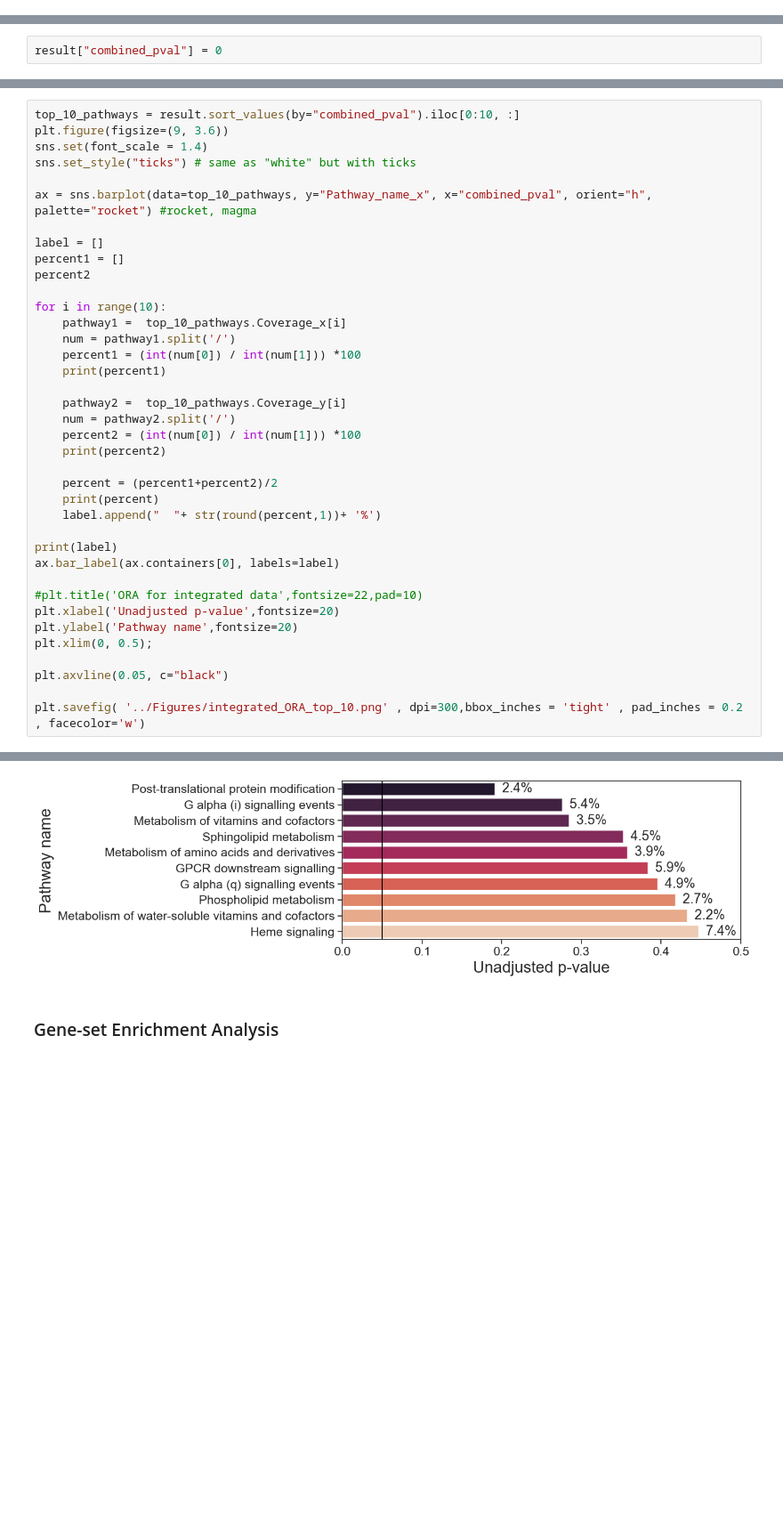
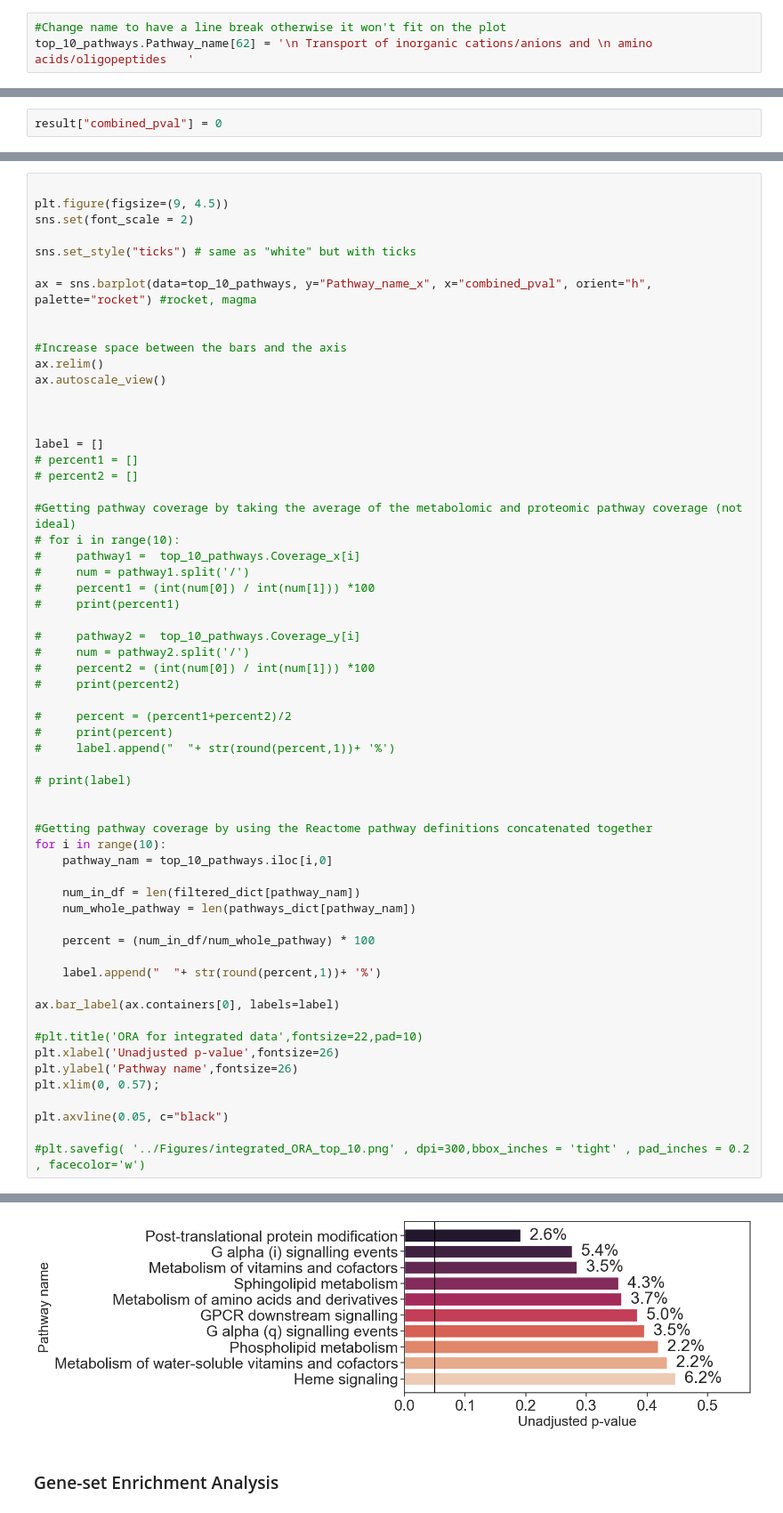
Before and after one commit to j-keung/multiomics-pathway-analysis, a Jupyter notebook: main_scripts/conventional_PA.ipynb, the cells around one changed output, grey strips where cells are left out. Shown at 89% size. Saved outputs shown, nothing was run; the diff lists cells and outputs as text; blank space fills up the shorter version.

Commit message:
change_font_size

```diff
--- a/main_scripts/conventional_PA.ipynb
+++ b/main_scripts/conventional_PA.ipynb
@@ -38 +77,4 @@ See the caveats in the documentation: https://pandas.pydata.org/pandas-docs/stab
+# %%
+#Change name to have a line break otherwise it won't fit on the plot
+top_10_pathways.Pathway_name[62] = '\n Transport of inorganic cations/anions and \n amino acids/oligopeptides   '
 # %%
@@ -238,39 +203,61 @@ result.Coverage_x[0]
 # %%
-top_10_pathways = result.sort_values(by="combined_pval").iloc[0:10, :]
-plt.figure(figsize=(9, 3.6))
-sns.set(font_scale = 1.4)
+
+plt.figure(figsize=(9, 4.5))
+sns.set(font_scale = 2)
+
 sns.set_style("ticks") # same as "white" but with ticks
 
 ax = sns.barplot(data=top_10_pathways, y="Pathway_name_x", x="combined_pval", orient="h", palette="rocket") #rocket, magma
 
+
+#Increase space between the bars and the axis
+ax.relim()
+ax.autoscale_view()
+
+
+
 label = []
-percent1 = []
-percent2
+# percent1 = []
+# percent2 = []
 
+#Getting pathway coverage by taking the average of the metabolomic and proteomic pathway coverage (not ideal)
+# for i in range(10):
+#     pathway1 =  top_10_pathways.Coverage_x[i]
+#     num = pathway1.split('/')
+#     percent1 = (int(num[0]) / int(num[1])) *100
+#     print(percent1)
+
+#     pathway2 =  top_10_pathways.Coverage_y[i]
+#     num = pathway2.split('/')
+#     percent2 = (int(num[0]) / int(num[1])) *100
+#     print(percent2)
+
+#     percent = (percent1+percent2)/2
+#     print(percent)
+#     label.append("  "+ str(round(percent,1))+ '%')
+
+# print(label)
+
+
+#Getting pathway coverage by using the Reactome pathway definitions concatenated together
 for i in range(10):
-    pathway1 =  top_10_pathways.Coverage_x[i]
-    num = pathway1.split('/')
-    percent1 = (int(num[0]) / int(num[1])) *100
-    print(percent1)
+    pathway_nam = top_10_pathways.iloc[i,0]
 
-    pathway2 =  top_10_pathways.Coverage_y[i]
-    num = pathway2.split('/')
-    percent2 = (int(num[0]) / int(num[1])) *100
-    print(percent2)
+    num_in_df = len(filtered_dict[pathway_nam])
+    num_whole_pathway = len(pathways_dict[pathway_nam])
 
-    percent = (percent1+percent2)/2
-    print(percent)
+    percent = (num_in_df/num_whole_pathway) * 100
+
     label.append("  "+ str(round(percent,1))+ '%')
 
-print(label)
 ax.bar_label(ax.containers[0], labels=label)
 
 #plt.title('ORA for integrated data',fontsize=22,pad=10)
-plt.xlabel('Unadjusted p-value',fontsize=20)
-plt.ylabel('Pathway name',fontsize=20)
-plt.xlim(0, 0.5);
+plt.xlabel('Unadjusted p-value',fontsize=26)
+plt.ylabel('Pathway name',fontsize=26)
+plt.xlim(0, 0.57);
 
 plt.axvline(0.05, c="black")
 
-plt.savefig( '../Figures/integrated_ORA_top_10.png' , dpi=300,bbox_inches = 'tight' , pad_inches = 0.2 , facecolor='w')
+#plt.savefig( '../Figures/integrated_ORA_top_10.png' , dpi=300,bbox_inches = 'tight' , pad_inches = 0.2 , facecolor='w')
 # %% [output]
@@ -294,4 +264,4 @@ plt.savefig( '../Figures/integrated_ORA_top_10.png' , dpi=300,bbox_inches = 'tig
-[figure, old version]
+[figure, new version]
 # %% [markdown]
 ### Gene-set Enrichment Analysis
 # %%
```
Also changed, not shown: parts of 20 cells of this notebook, 1 other file.
